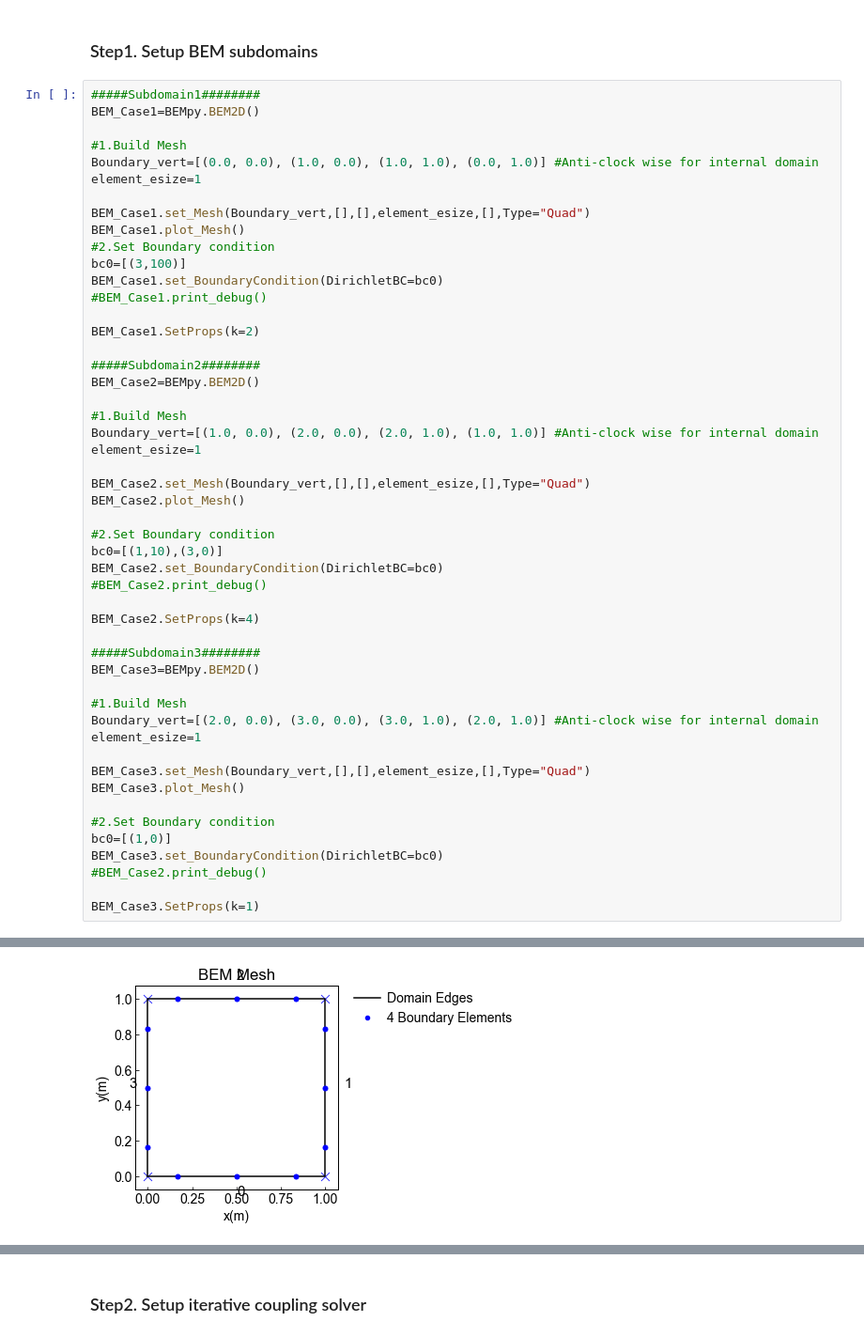
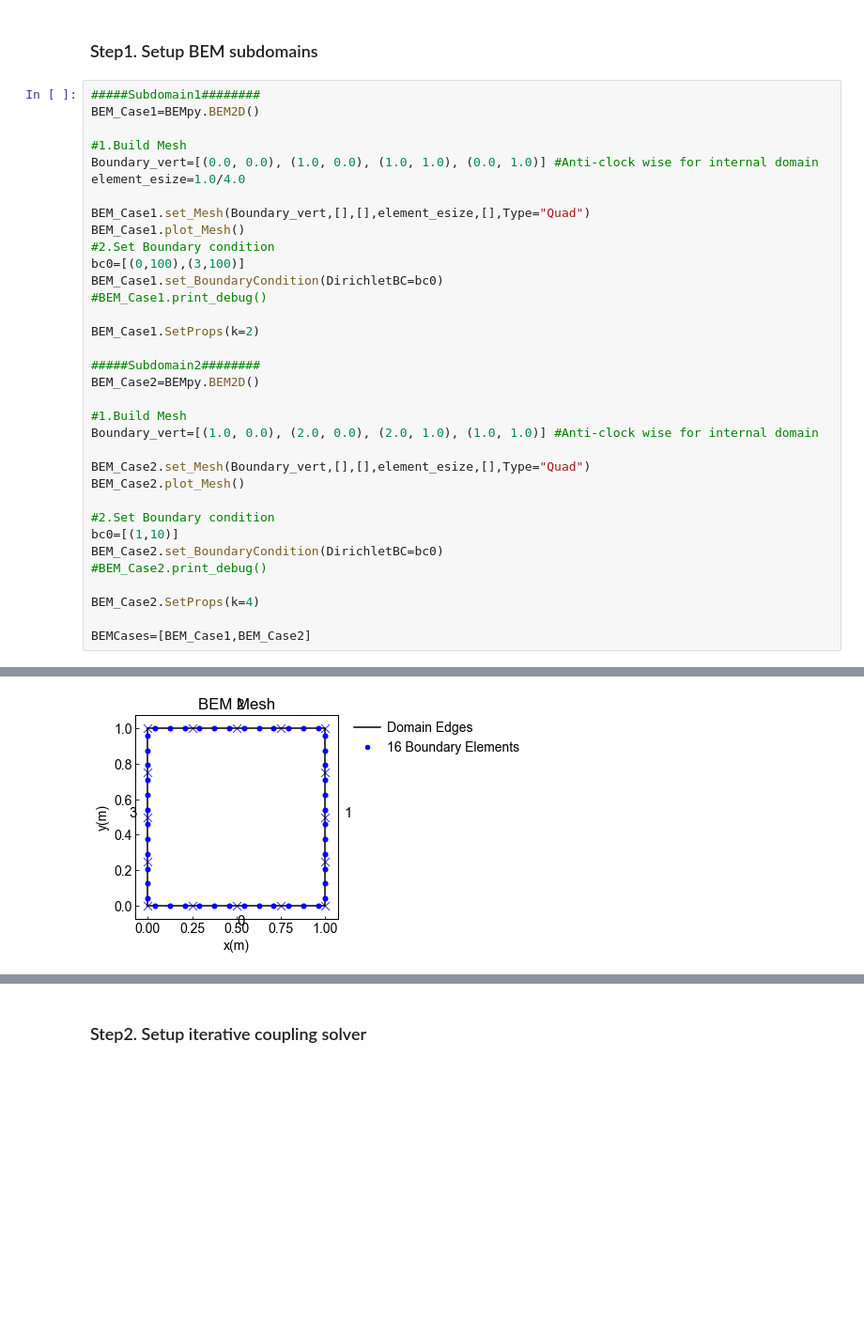
Before and after one commit to BinWang0213/PyBEM2D, a Jupyter notebook: Examples/SimpleDomainDDM.ipynb, the cells around one changed output, grey strips where cells are left out. Shown at 94% size. Cells and saved outputs as stored; diff of their text form; blank space fills up the shorter version.

```diff
--- a/Examples/SimpleDomainDDM.ipynb
+++ b/Examples/SimpleDomainDDM.ipynb
@@ -21,12 +21,12 @@ BEM_Case1=BEMpy.BEM2D()
 
 #1.Build Mesh
 Boundary_vert=[(0.0, 0.0), (1.0, 0.0), (1.0, 1.0), (0.0, 1.0)] #Anti-clock wise for internal domain
-element_esize=1
+element_esize=1.0/4.0
 
 BEM_Case1.set_Mesh(Boundary_vert,[],[],element_esize,[],Type="Quad")
 BEM_Case1.plot_Mesh()
 #2.Set Boundary condition
-bc0=[(3,100)]
+bc0=[(0,100),(3,100)]
 BEM_Case1.set_BoundaryCondition(DirichletBC=bc0)
 #BEM_Case1.print_debug()
 
@@ -37,34 +37,18 @@ BEM_Case2=BEMpy.BEM2D()
 
 #1.Build Mesh
 Boundary_vert=[(1.0, 0.0), (2.0, 0.0), (2.0, 1.0), (1.0, 1.0)] #Anti-clock wise for internal domain
-element_esize=1
 
 BEM_Case2.set_Mesh(Boundary_vert,[],[],element_esize,[],Type="Quad")
 BEM_Case2.plot_Mesh()
 
 #2.Set Boundary condition
-bc0=[(1,10),(3,0)]
+bc0=[(1,10)]
 BEM_Case2.set_BoundaryCondition(DirichletBC=bc0)
 #BEM_Case2.print_debug()
 
 BEM_Case2.SetProps(k=4)
 
-#####Subdomain3########
-BEM_Case3=BEMpy.BEM2D()
-
-#1.Build Mesh
-Boundary_vert=[(2.0, 0.0), (3.0, 0.0), (3.0, 1.0), (2.0, 1.0)] #Anti-clock wise for internal domain
-element_esize=1
-
-BEM_Case3.set_Mesh(Boundary_vert,[],[],element_esize,[],Type="Quad")
-BEM_Case3.plot_Mesh()
-
-#2.Set Boundary condition
-bc0=[(1,0)]
-BEM_Case3.set_BoundaryCondition(DirichletBC=bc0)
-#BEM_Case2.print_debug()
-
-BEM_Case3.SetProps(k=1)
+BEMCases=[BEM_Case1,BEM_Case2]
 # %% [output]
 [Mesh] Genetrated...
 [Mesh] Discontinous Element used
@@ -73,2 +57,2 @@ BEM_Case3.SetProps(k=1)
-[figure, old version]
+[figure, new version]
 [Boundary Condition] BCs set up
```
Also changed, not shown: parts of 11 cells of this notebook, 20 other files.
